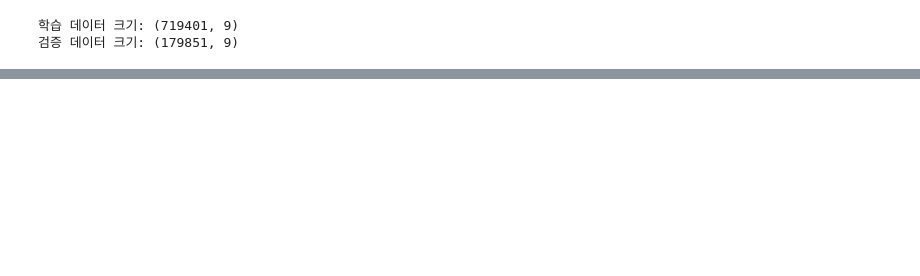
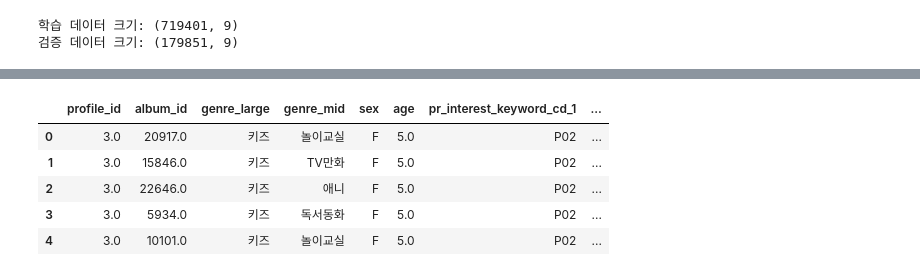
Before and after one commit to minsoo9506/lg-uplus-RecSys-competition, a Jupyter notebook: notebook/make_dataset.ipynb, the cells around one changed output, grey strips where cells are left out. Saved outputs shown, nothing was run; the diff lists cells and outputs as text; code cells hidden in the pictures; blank space fills up the shorter version.

```diff
--- a/notebook/make_dataset.ipynb
+++ b/notebook/make_dataset.ipynb
@@ -182,3 +159,6 @@ array([ 8311, 20695,     6,    28,     2,    13,     8,     9],
+# %%
+user_ids = history_meta_profile['profile_id'].unique()
+item_ids = history_meta_profile['album_id'].unique()
 # %%
 # 학습 및 검증 데이터 분리
 train, valid = train_test_split(
@@ -193,0 +201,29 @@ print('검증 데이터 크기:', valid.shape)
+# %%
+n_total_neg_samples = len(train) * config.neg_ratio
+# %%
+neg_samples = np.zeros((n_total_neg_samples, train.shape[1]))
+neg_samples = pd.DataFrame(neg_samples)
+neg_samples.columns = train.columns
+# %%
+idx = 0
+for id, other_features in train.groupby('profile_id'):
+    pos_samples = other_features['album_id'].values
+    n_neg_samples = len(pos_samples) * config.neg_ratio
+    neg_sample_candidates = list(set(item_ids) - set(pos_samples))
+    neg_item_ids = np.random.choice(neg_sample_candidates, min(n_neg_samples, len(neg_sample_candidates)),replace=False)
+    # 결과 넣기
+    neg_samples.iloc[idx:idx+n_neg_samples, 0] = id
+    neg_samples.iloc[idx:idx+n_neg_samples, 1:4] = meta_use.loc[meta_use['album_id'].isin(neg_item_ids), :].values
+    neg_samples.iloc[idx:idx+n_neg_samples, 4:-1] =  profile_use.loc[profile_use['profile_id'] == id, 'sex':].values
+    neg_samples.iloc[idx:idx+n_neg_samples, -1] = 0
+    # idx 수정
+    idx += n_neg_samples
+# %%
+neg_samples.head()
+# %% [output]
+|  | profile_id | album_id | genre_large | genre_mid | sex | age | pr_interest_keyword_cd_1 | ... |
+| 0 | 3.0 | 20917.0 | 키즈 | 놀이교실 | F | 5.0 | P02 | ... |
+| 1 | 3.0 | 15846.0 | 키즈 | TV만화 | F | 5.0 | P02 | ... |
+| 2 | 3.0 | 22646.0 | 키즈 | 애니 | F | 5.0 | P02 | ... |
+| 3 | 3.0 | 5934.0 | 키즈 | 독서동화 | F | 5.0 | P02 | ... |
+| 4 | 3.0 | 10101.0 | 키즈 | 놀이교실 | F | 5.0 | P02 | ... |
```
Also changed, not shown: parts of 11 cells of this notebook.
